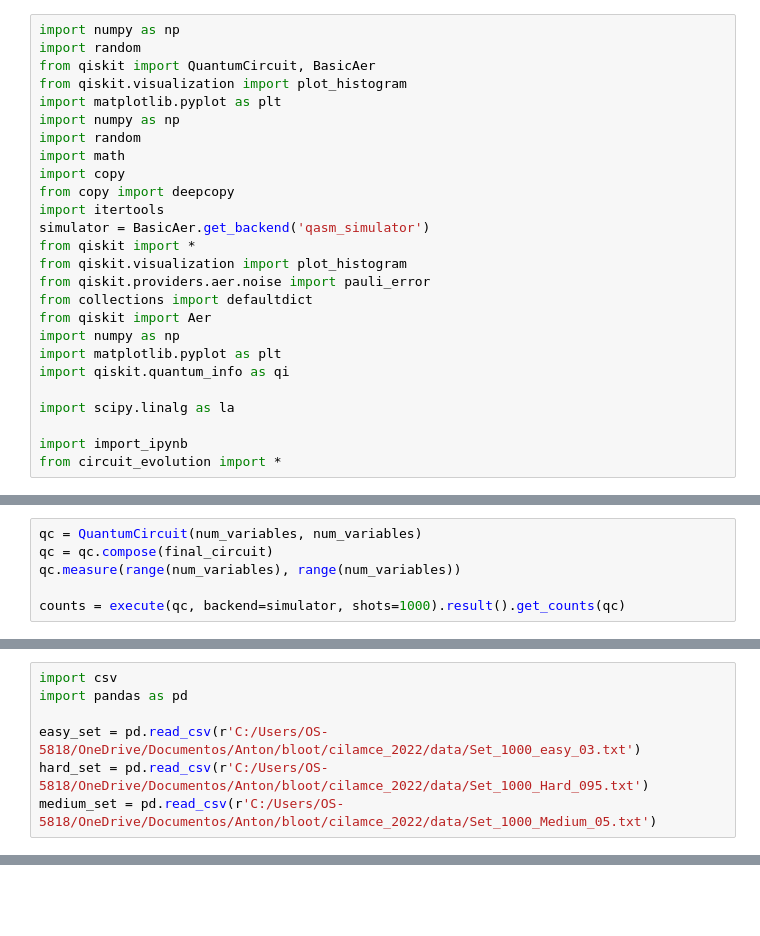
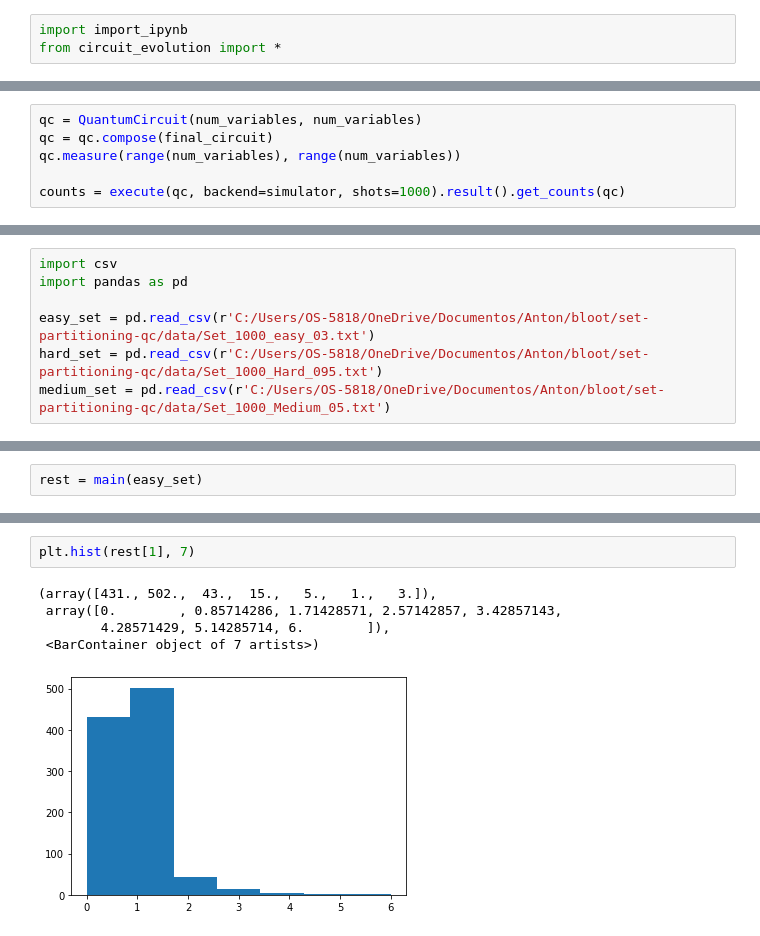
Before and after one commit to AntonSimen06/set-partitioning-qc, a Jupyter notebook: set_partitioning_qea.ipynb, the cells around one changed output, grey strips where cells are left out. Saved outputs shown, nothing was run; the diff lists cells and outputs as text; blank space fills up the shorter version.

```diff
--- a/set_partitioning_qea.ipynb
+++ b/set_partitioning_qea.ipynb
@@ -1,27 +1,4 @@
 # %%
-import numpy as np
-import random
-from qiskit import QuantumCircuit, BasicAer
-from qiskit.visualization import plot_histogram
-import matplotlib.pyplot as plt
-import numpy as np
-import random
-import math
-import copy
-from copy import deepcopy
-import itertools
-simulator = BasicAer.get_backend('qasm_simulator')
-from qiskit import *
-from qiskit.visualization import plot_histogram
-from qiskit.providers.aer.noise import pauli_error
-from collections import defaultdict
-from qiskit import Aer
-import numpy as np
-import matplotlib.pyplot as plt
-import qiskit.quantum_info as qi
-
-import scipy.linalg as la
-
 import import_ipynb
 from circuit_evolution import *
 # %%
@@ -113,6 +135,6 @@ counts
 import csv
 import pandas as pd
 
-easy_set = pd.read_csv(r'C:/Users/OS-5818/OneDrive/Documentos/Anton/bloot/cilamce_2022/data/Set_1000_easy_03.txt')
-hard_set = pd.read_csv(r'C:/Users/OS-5818/OneDrive/Documentos/Anton/bloot/cilamce_2022/data/Set_1000_Hard_095.txt')
-medium_set = pd.read_csv(r'C:/Users/OS-5818/OneDrive/Documentos/Anton/bloot/cilamce_2022/data/Set_1000_Medium_05.txt')
+easy_set = pd.read_csv(r'C:/Users/OS-5818/OneDrive/Documentos/Anton/bloot/set-partitioning-qc/data/Set_1000_easy_03.txt')
+hard_set = pd.read_csv(r'C:/Users/OS-5818/OneDrive/Documentos/Anton/bloot/set-partitioning-qc/data/Set_1000_Hard_095.txt')
+medium_set = pd.read_csv(r'C:/Users/OS-5818/OneDrive/Documentos/Anton/bloot/set-partitioning-qc/data/Set_1000_Medium_05.txt')
@@ -118,0 +210,2 @@ medium_set = pd.read_csv(r'C:/Users/OS-5818/OneDrive/Documentos/Anton/bloot/cila
+# %%
+rest = main(easy_set)
@@ -118,0 +250,8 @@ medium_set = pd.read_csv(r'C:/Users/OS-5818/OneDrive/Documentos/Anton/bloot/cila
+# %%
+plt.hist(rest[1], 7)
+# %% [output]
+(array([431., 502.,  43.,  15.,   5.,   1.,   3.]),
+ array([0.        , 0.85714286, 1.71428571, 2.57142857, 3.42857143,
+        4.28571429, 5.14285714, 6.        ]),
+ <BarContainer object of 7 artists>)
+[figure, added]
```
Also changed, not shown: parts of 14 cells of this notebook, 6 other files.
